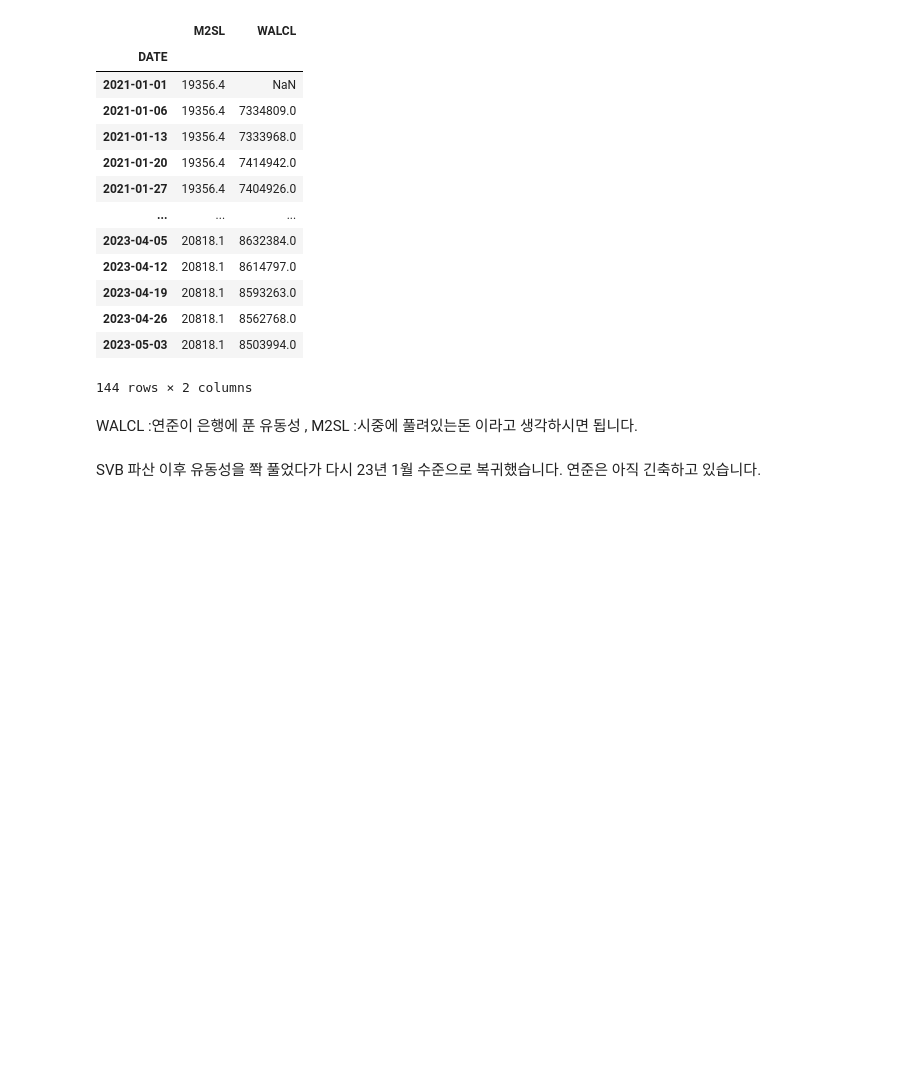
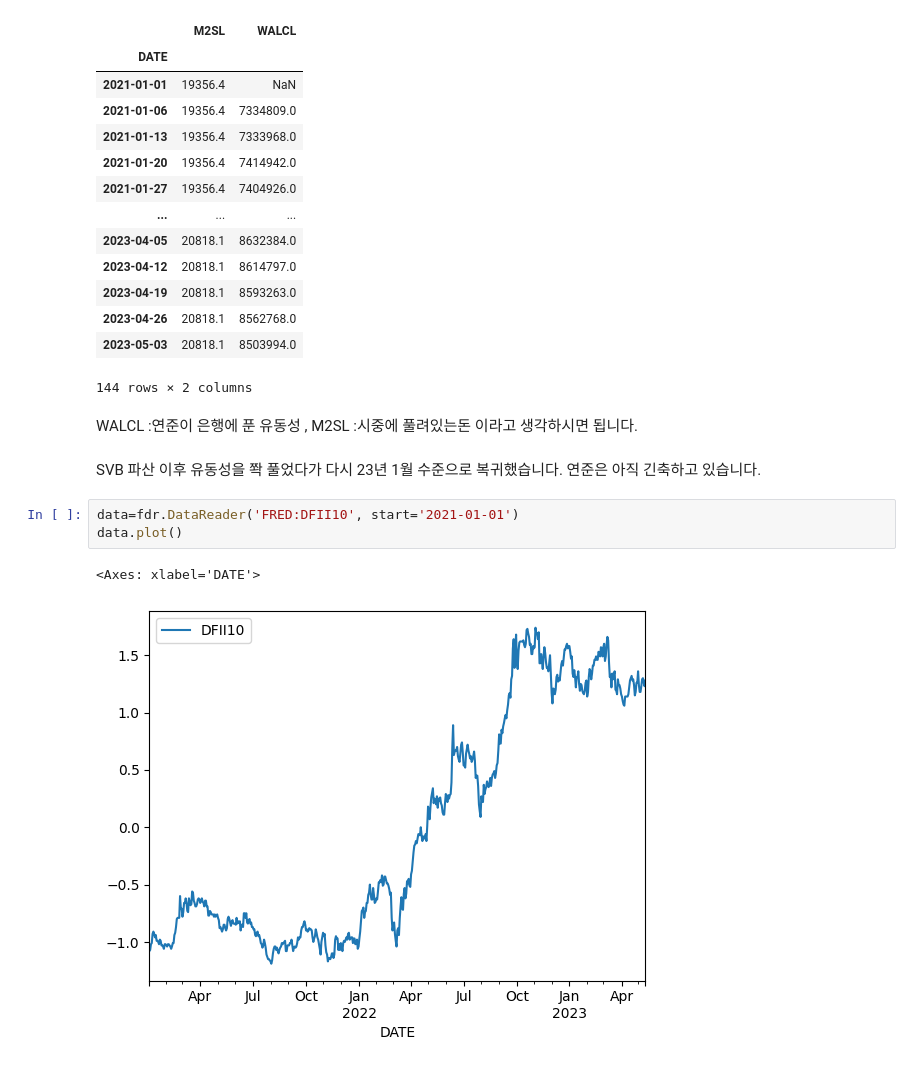
Before and after one commit to hojune2/_investment, a Jupyter notebook: macro.ipynb, the cells around one changed output. Saved outputs shown, nothing was run; the diff lists cells and outputs as text; blank space fills up the shorter version.

```diff
--- a/macro.ipynb
+++ b/macro.ipynb
@@ -30,3 +30,9 @@ WALCL :연준이 은행에 푼 유동성
 , M2SL :시중에 풀려있는돈 이라고 생각하시면 됩니다.
 # %% [markdown]
 SVB 파산 이후 유동성을 쫙 풀었다가 다시 23년 1월 수준으로 복귀했습니다. 연준은 아직 긴축하고 있습니다.
+# %%
+data=fdr.DataReader('FRED:DFII10', start='2021-01-01')
+data.plot()
+# %% [output]
+<Axes: xlabel='DATE'>
+[figure, added]
```
Also changed, not shown: parts of 4 cells of this notebook.
